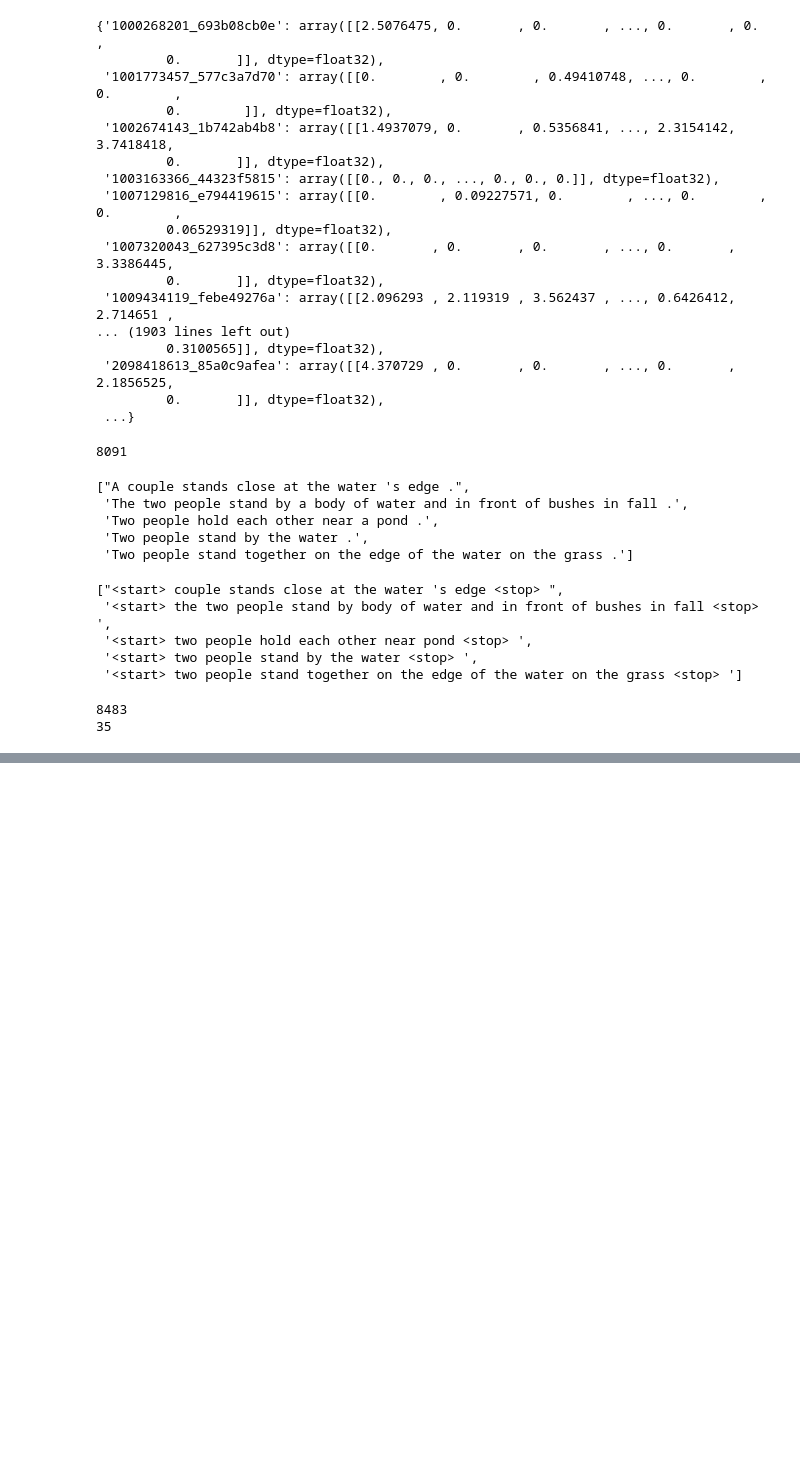
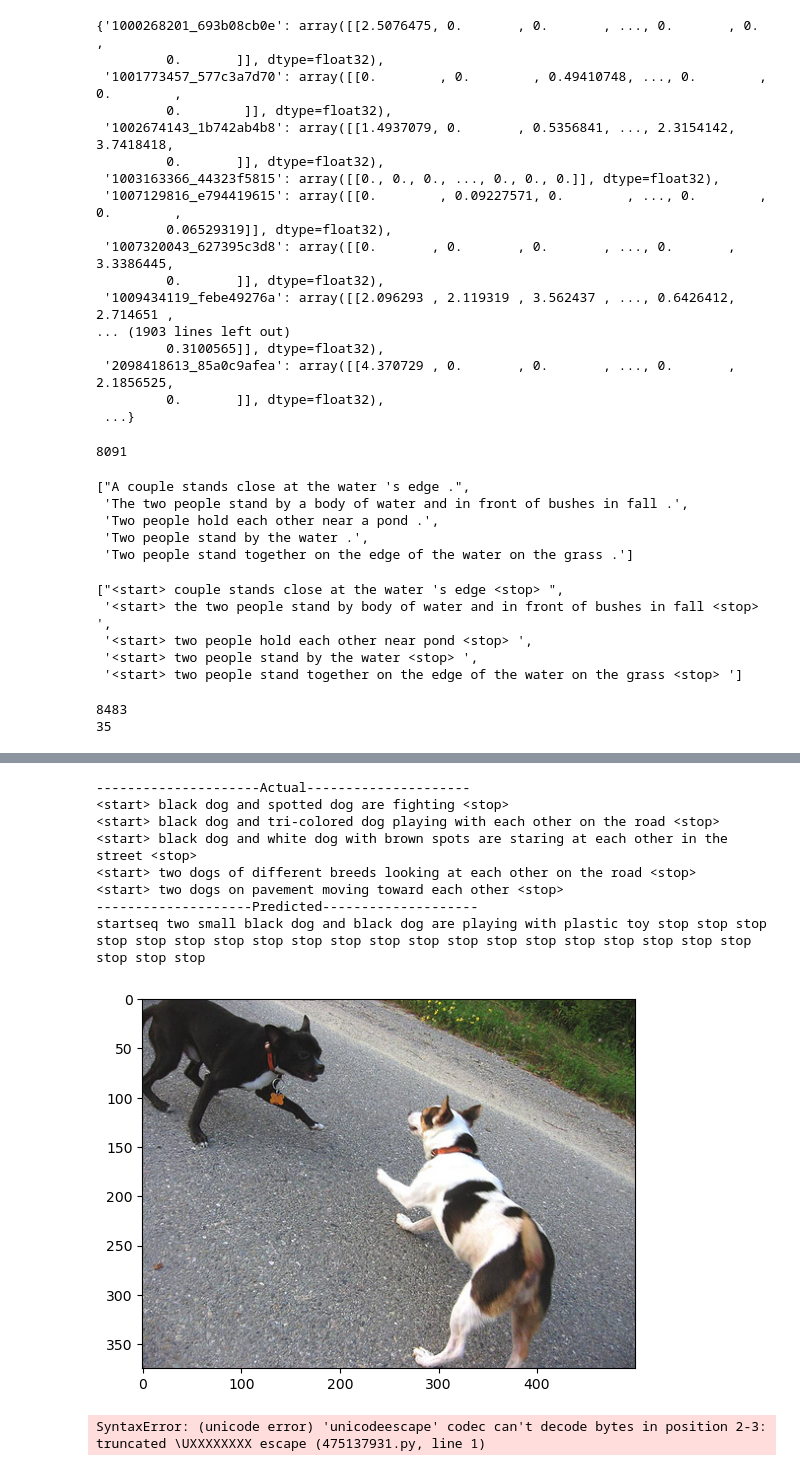
Before and after one commit to Biancaa-R/Lumin_eye_vison_for-_the_impaired, a Jupyter notebook: lumin_eye/model1.ipynb, the cells around one changed output, grey strips where cells are left out. Cells and saved outputs as stored; diff of their text form; code cells hidden in the pictures; blank space fills up the shorter version.

```diff
--- a/lumin_eye/model1.ipynb
+++ b/lumin_eye/model1.ipynb
@@ -217,0 +305,6 @@ def datagenerator(data_keys,mapping,features,tokenizer,max_length,vocab_size,bat
+# %%
+def idx_to_word(integer, tokenizer):
+    for word, index in tokenizer.word_index.items():
+        if index == integer:
+            return word
+    return None
@@ -217,0 +337,19 @@ def datagenerator(data_keys,mapping,features,tokenizer,max_length,vocab_size,bat
+# %%
+from nltk.translate.bleu_score import corpus_bleu
+# validate with test data
+actual, predicted = list(), list()
+
+for key in tqdm(test):
+    # get actual caption
+    captions = mapping[key]
+    # predict the caption for image
+    y_pred = predict_caption(model, features[key], tokenizer, max_length)
+    # split into words
+    actual_captions = [caption.split() for caption in captions]
+    y_pred = y_pred.split()
+    # append to the list
+    actual.append(actual_captions)
+    predicted.append(y_pred)
+    # calcuate BLEU score
+    print("BLEU-1: %f" % corpus_bleu(actual, predicted, weights=(1.0, 0, 0, 0)))
+    print("BLEU-2: %f" % corpus_bleu(actual, predicted, weights=(0.5, 0.5, 0, 0)))
@@ -217,0 +385,30 @@ def datagenerator(data_keys,mapping,features,tokenizer,max_length,vocab_size,bat
+# %%
+from PIL import Image
+import matplotlib.pyplot as plt
+def generate_caption(image_name):
+    # load the image
+    # image_name = "1001773457_577c3a7d70.jpg"
+    image_id = image_name.split('.')[0]
+    img_path = os.path.join(base_dir, "Images", image_name)
+    image = Image.open(img_path)
+    captions = mapping[image_id]
+    print('---------------------Actual---------------------')
+    for caption in captions:
+        print(caption)
+    # predict the caption
+    y_pred = predict_caption(model, features[image_id], tokenizer, max_length)
+    print('--------------------Predicted--------------------')
+    print(y_pred)
+    plt.imshow(image)
+# %%
+generate_caption("1001773457_577c3a7d70.jpg")
+# %% [output]
+---------------------Actual---------------------
+<start> black dog and spotted dog are fighting <stop>
+<start> black dog and tri-colored dog playing with each other on the road <stop>
+<start> black dog and white dog with brown spots are staring at each other in the street <stop>
+<start> two dogs of different breeds looking at each other on the road <stop>
+<start> two dogs on pavement moving toward each other <stop>
+--------------------Predicted--------------------
+startseq two small black dog and black dog are playing with plastic toy stop stop stop stop stop stop stop stop stop stop stop stop stop stop stop stop stop stop stop stop stop stop stop
+[figure, added]
@@ -217,0 +420,16 @@ def datagenerator(data_keys,mapping,features,tokenizer,max_length,vocab_size,bat
+# %%
+image_path = "C:\Users\Biancaa. R\Downloads\WhatsApp Image 2023-11-09 at 4.02.42 PM.jpeg"
+# load image
+image = load_img(image_path, target_size=(224, 224))
+# convert image pixels to numpy array
+image = img_to_array(image)
+# reshape data for model
+image = image.reshape((1, image.shape[0], image.shape[1], image.shape[2]))
+# preprocess image from vgg
+image = preprocess_input(image)
+# extract features
+feature = vgg_model.predict(image, verbose=0)
+# predict from the trained model
+predict_caption(model, feature, tokenizer, max_length)
+# %% [output]
+SyntaxError: (unicode error) 'unicodeescape' codec can't decode bytes in position 2-3: truncated \UXXXXXXXX escape (475137931.py, line 1)
```
Also changed, not shown: parts of 8 cells of this notebook.
